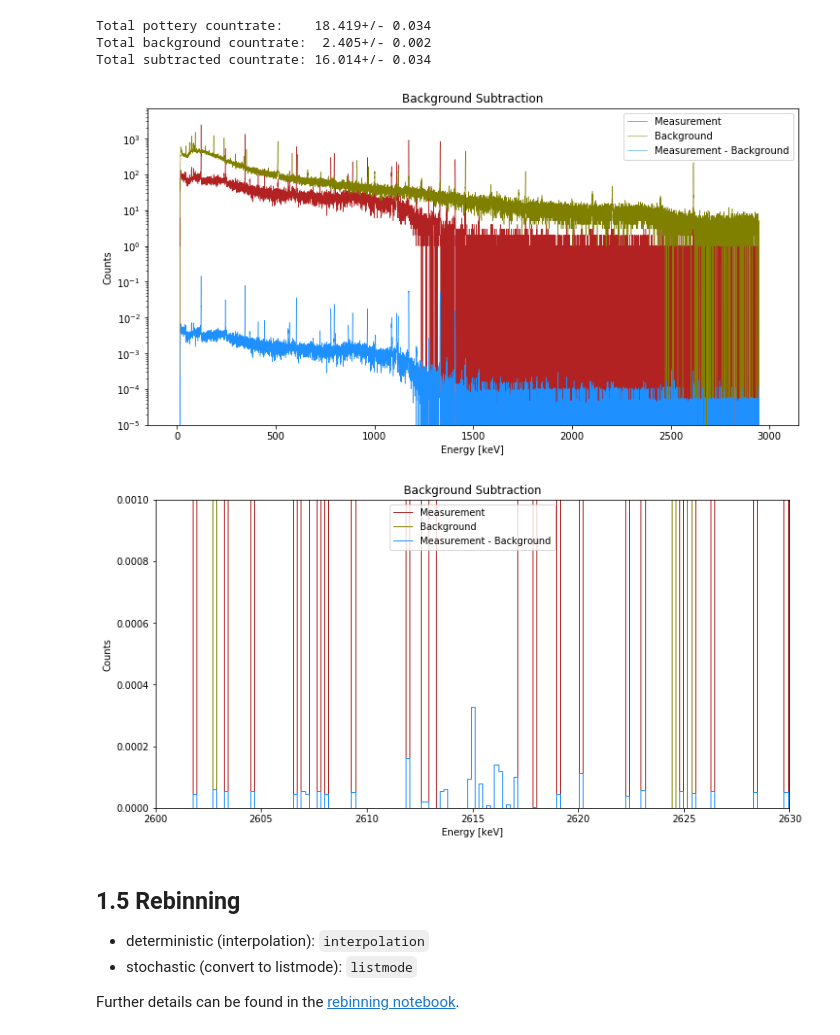
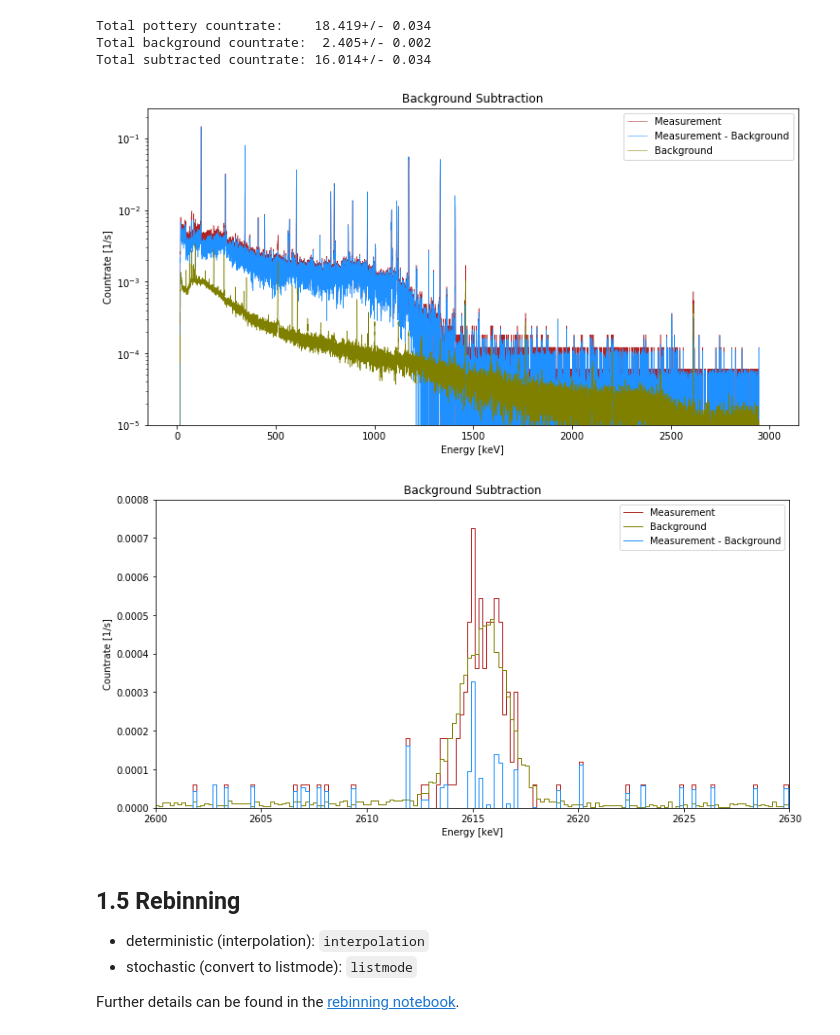
Before and after one commit to lbl-anp/becquerel, a Jupyter notebook: examples/overview.ipynb, the cells around one changed output. Saved outputs shown, nothing was run; the diff lists cells and outputs as text; code cells hidden in the pictures.

Commit message:
Changed two plots to plot cps instead of counts

```diff
--- a/examples/overview.ipynb
+++ b/examples/overview.ipynb
@@ -222,27 +222,27 @@ Total background countrate:  2.405+/- 0.002
 Total subtracted countrate: 16.014+/- 0.034
 # %%
 fig, ax = plt.subplots(1, figsize=(12, 6))
-ax = spec.plot(color='firebrick', linewidth=0.5, yscale='log', ax=ax, label='Measurement')
-bkg.plot(ax=ax, color='olive', linewidth=0.5, label='Background')
-bkgsub.plot(ax=ax, color='dodgerblue', linewidth=0.5, label='Measurement - Background')
+ax = spec.plot(color='firebrick', linewidth=0.5, yscale='log', ax=ax, label='Measurement', ymode='cps')
+bkgsub.plot(ax=ax, color='dodgerblue', linewidth=0.5, label='Measurement - Background', ymode='cps')
+bkg.plot(ax=ax, color='olive', linewidth=0.5, label='Background', ymode='cps')
 ax.set_ylim(bottom=1e-5)
 ax.set_title('Background Subtraction')
 ax.legend();
 # %% [output]
-[figure, old version]
+[figure, new version]
 # %%
 # Is there any Tl-208 in the background-subtracted spectrum?
 fig, ax = plt.subplots(1, figsize=(12, 6))
-ax = spec.plot(color='firebrick', linewidth=1, yscale='linear', ax=ax, label='Measurement')
-bkg.plot(ax=ax, color='olive', linewidth=1, label='Background')
-bkgsub.plot(ax=ax, color='dodgerblue', linewidth=1, label='Measurement - Background')
+ax = spec.plot(color='firebrick', linewidth=1, yscale='linear', ax=ax, label='Measurement', ymode='cps')
+bkg.plot(ax=ax, color='olive', linewidth=1, label='Background', ymode='cps')
+bkgsub.plot(ax=ax, color='dodgerblue', linewidth=1, label='Measurement - Background', ymode='cps')
 ax.set_ylim(bottom=1e-5)
 ax.set_title('Background Subtraction')
 ax.legend()
 plt.xlim(2600, 2630)
-plt.ylim(0, 0.001);
+plt.ylim(0, 0.0008);
 # %% [output]
-[figure, old version]
+[figure, new version]
 # %% [markdown]
 ## 1.5 Rebinning
 
```
